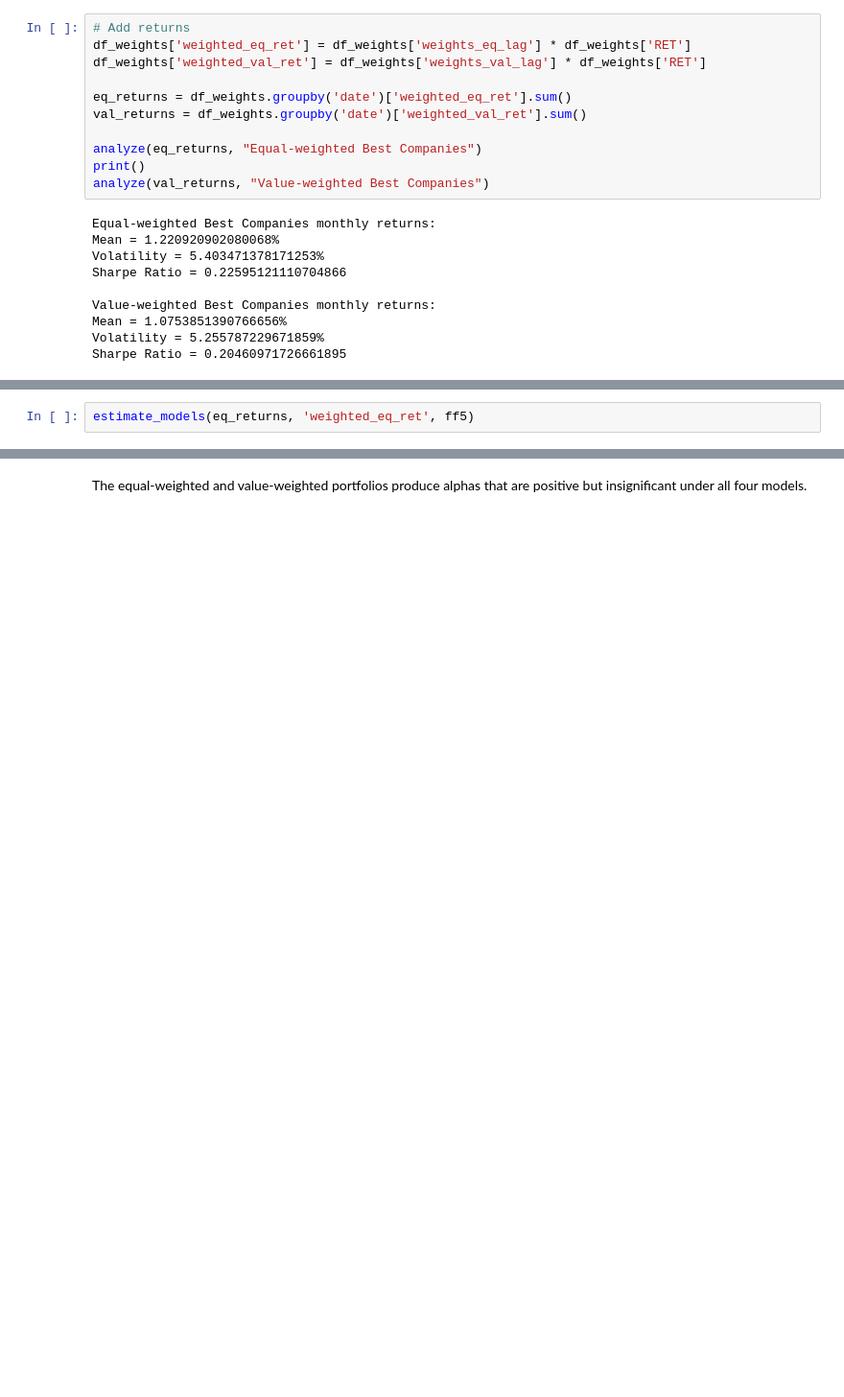
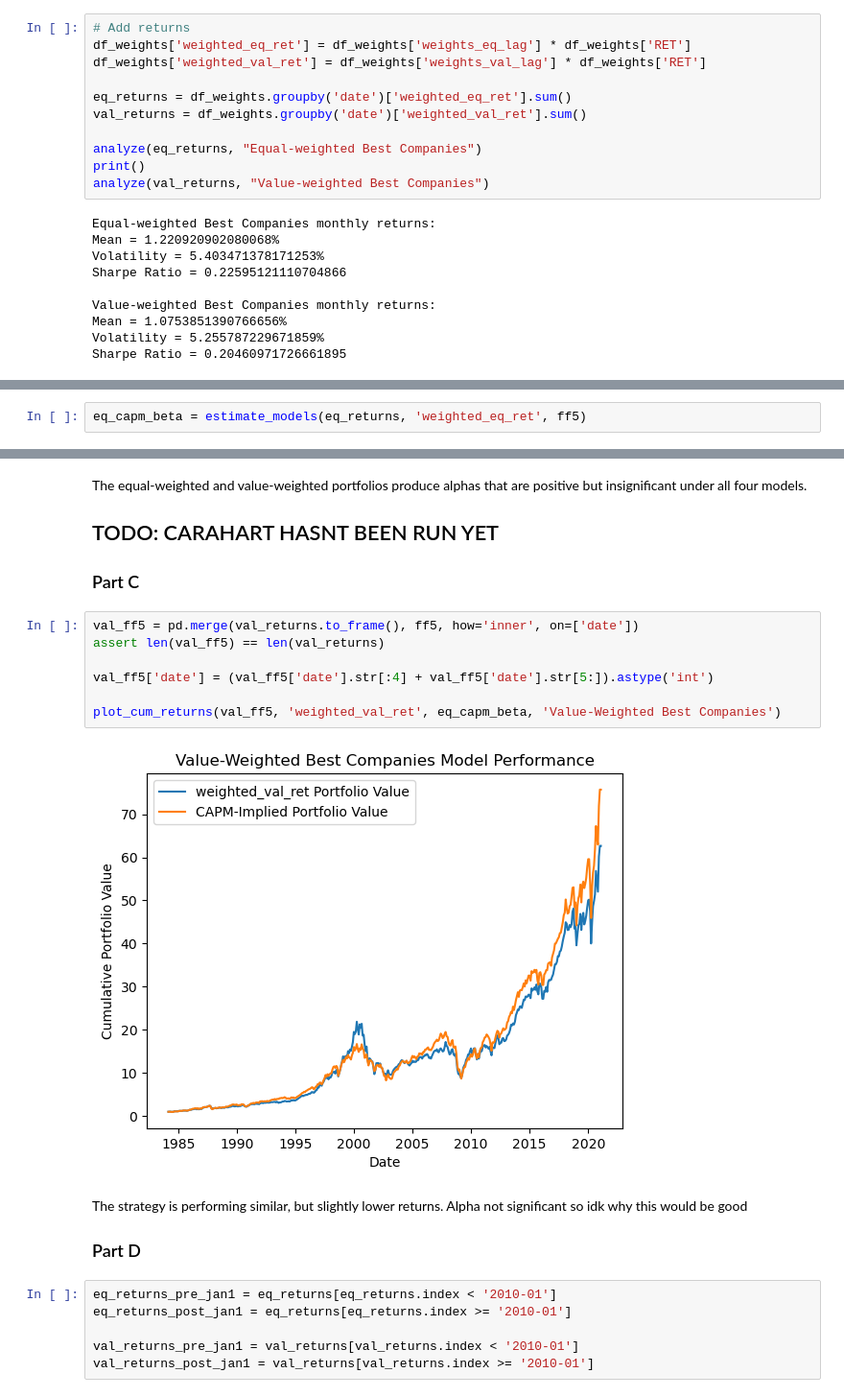
Before and after one commit to KMcCand/Hedge_Funds_Caltech, a Jupyter notebook: BEM114 HW3/BEM114_HW3_Andrew_Daniel_Kyle.ipynb, the cells around one changed output, grey strips where cells are left out. Shown at 96% size. Saved outputs shown, nothing was run; the diff lists cells and outputs as text; blank space fills up the shorter version.

Commit message:
Improve plotting + compare to Edmands Table 3

```diff
--- a/BEM114 HW3/BEM114_HW3_Andrew_Daniel_Kyle.ipynb
+++ b/BEM114 HW3/BEM114_HW3_Andrew_Daniel_Kyle.ipynb
@@ -357,5 +361,5 @@ Sharpe Ratio = 0.20460971726661895
 # %%
-estimate_models(eq_returns, 'weighted_eq_ret', ff5)
+eq_capm_beta = estimate_models(eq_returns, 'weighted_eq_ret', ff5)
 # %% [output]
 CAPM
                             OLS Regression Results
@@ -396,3 +400,26 @@ Notes:
 [1] Standard Errors assume that the covariance matrix of the errors is correctly specified.
 # %% [markdown]
 The equal-weighted and value-weighted portfolios produce alphas that are positive but insignificant under all four models.
+
+## TODO: CARAHART HASNT BEEN RUN YET
+
+### Part C
+# %%
+val_ff5 = pd.merge(val_returns.to_frame(), ff5, how='inner', on=['date'])
+assert len(val_ff5) == len(val_returns)
+
+val_ff5['date'] = (val_ff5['date'].str[:4] + val_ff5['date'].str[5:]).astype('int')
+
+plot_cum_returns(val_ff5, 'weighted_val_ret', eq_capm_beta, 'Value-Weighted Best Companies')
+# %% [output]
+[figure, added]
+# %% [markdown]
+The strategy is performing similar, but slightly lower returns. Alpha not significant so idk why this would be good
+
+### Part D
+# %%
+eq_returns_pre_jan1 = eq_returns[eq_returns.index < '2010-01']
+eq_returns_post_jan1 = eq_returns[eq_returns.index >= '2010-01']
+
+val_returns_pre_jan1 = val_returns[val_returns.index < '2010-01']
+val_returns_post_jan1 = val_returns[val_returns.index >= '2010-01']
```
Also changed, not shown: parts of 11 cells of this notebook.
